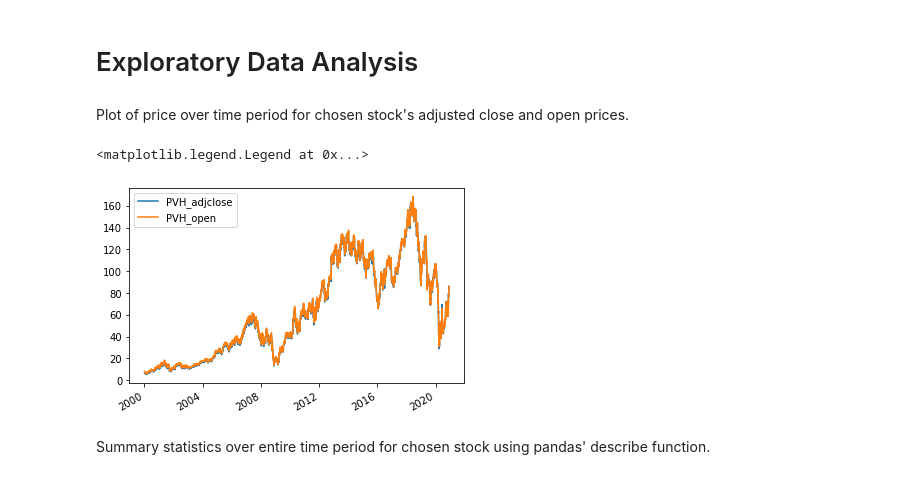
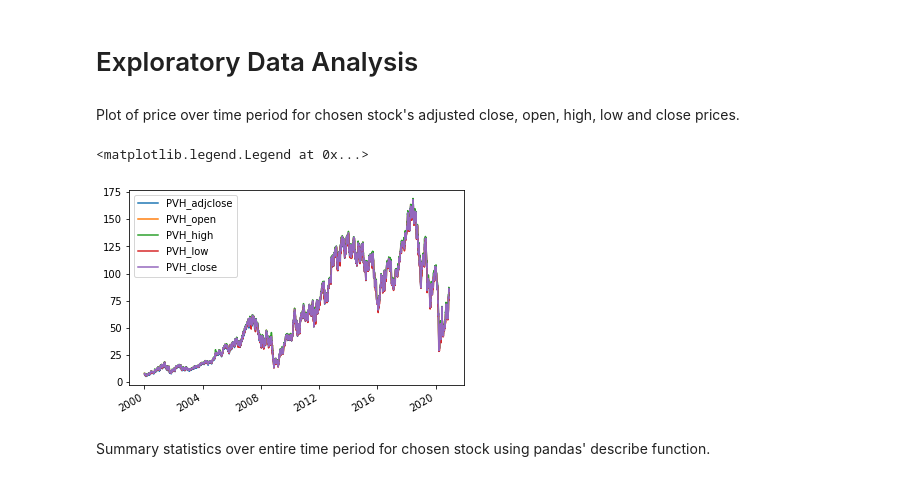
Before and after one commit to jayellho/AWS-ML-eng-capstone, a Jupyter notebook: main - PCA.ipynb, the cells around one changed output. Drawn from its saved outputs; the diff is of its cells as text; code cells hidden in the pictures.

```diff
--- a/main - PCA.ipynb
+++ b/main - PCA.ipynb
@@ -116,16 +116,21 @@ Indicate a ticker. Pick one from the print statement below.PVH
 # %% [markdown]
 # Exploratory Data Analysis
 # %% [markdown]
-Plot of price over time period for chosen stock's adjusted close and open prices.
+Plot of price over time period for chosen stock's adjusted close, open, high, low and close prices.
 # %%
 
 %matplotlib inline
 merged_data[chosen_adjclose].plot()
 merged_data[chosen_ticker+"_open"].plot()
+merged_data[chosen_ticker+"_high"].plot()
+merged_data[chosen_ticker+"_low"].plot()
+merged_data[chosen_ticker+"_close"].plot()
+
+
 plt.legend()
 # %% [output]
 <matplotlib.legend.Legend at 0x...>
-[figure, old version]
+[figure, new version]
 # %% [markdown]
 Summary statistics over entire time period for chosen stock using pandas' describe function.
 # %%
```
Also changed, not shown: parts of 19 cells of this notebook.
